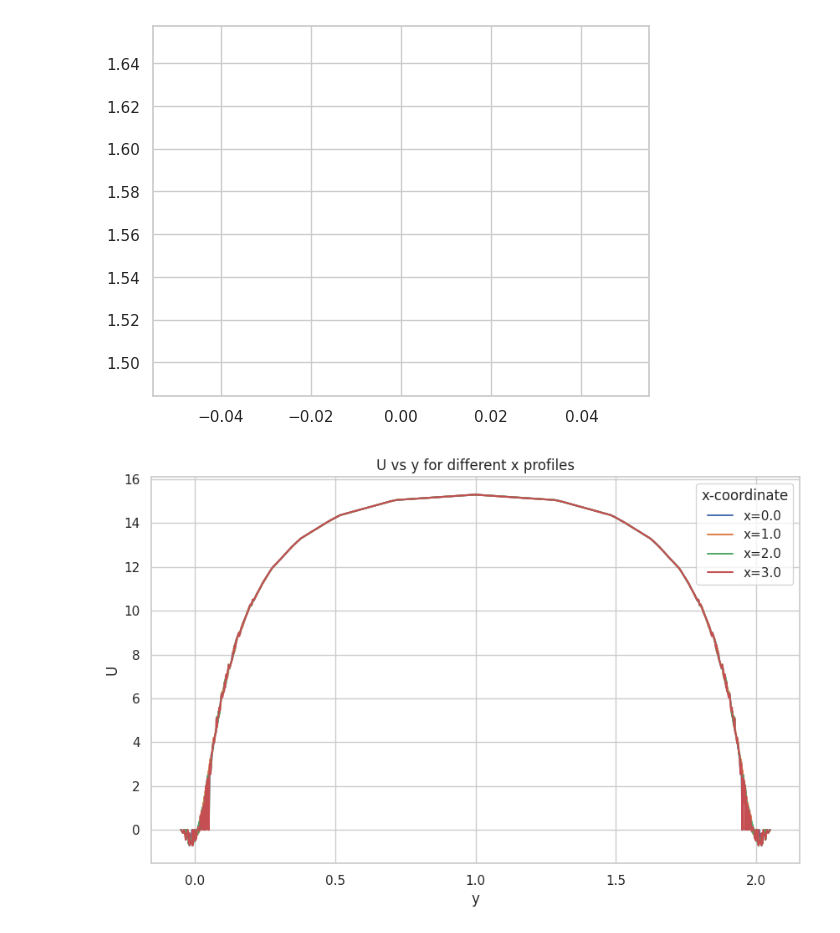
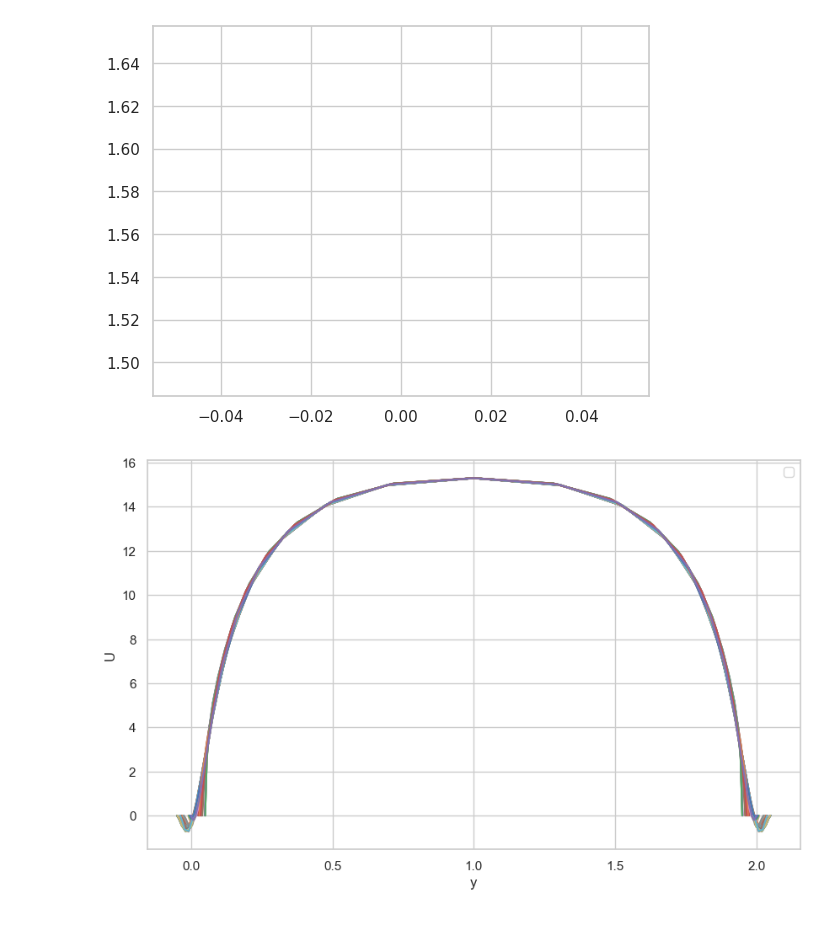
Before and after one commit to alexliberzonlab/sari-data, a Jupyter notebook: data_to_plot.ipynb, the cells around one changed output. Drawn from its saved outputs; the diff is of its cells as text; code cells hidden in the pictures.

```diff
--- a/data_to_plot.ipynb
+++ b/data_to_plot.ipynb
@@ -23,6 +23,8 @@ def load_data(file_path):
     """
     try:
         data = pd.read_csv(file_path, header=0)
+        float_cols = data.select_dtypes(include='float').columns
+        data[float_cols] = data[float_cols].round(3)
         # Remove leading/trailing spaces and replace internal spaces with underscores
         data.columns = [col.strip().replace(' ', '_') for col in data.columns]
         return data
@@ -56,21 +63,21 @@ plt.plot(df['z-coordinate'].unique())
 # %%
 sns.set(style="whitegrid")
 
 plt.figure(figsize=(10, 6))
 
 # Rename columns for plotting
 df_plot = df.rename(columns={'y-coordinate': 'y', 'x-coordinate': 'x', 'x-velocity': 'U'})
 
 # Group by rounded x to 1 decimal place and plot U vs y for each group
-df_plot['x_rounded'] = df_plot['x'].round(0)
-for x_val in sorted(df_plot['x_rounded'].unique()):
-    subset = df_plot[df_plot['x_rounded'] == x_val]
+for x_val in sorted(df_plot['x'].unique()):
+    subset = df_plot[df_plot['x'] == x_val]
     sns.lineplot(x='y', y='U', data=subset, label=f'x={x_val:.1f}')
 
-plt.title('U vs y for different x profiles')
+# plt.title('U vs y for different x profiles')
 plt.xlabel('y')
 plt.ylabel('U')
-plt.legend(title='x-coordinate')
+# plt.legend(title='x-coordinate')
+plt.legend('')
 plt.show()
 # %% [output]
-[figure, old version]
+[figure, new version]
```
Also changed, not shown: parts of 3 cells of this notebook.
